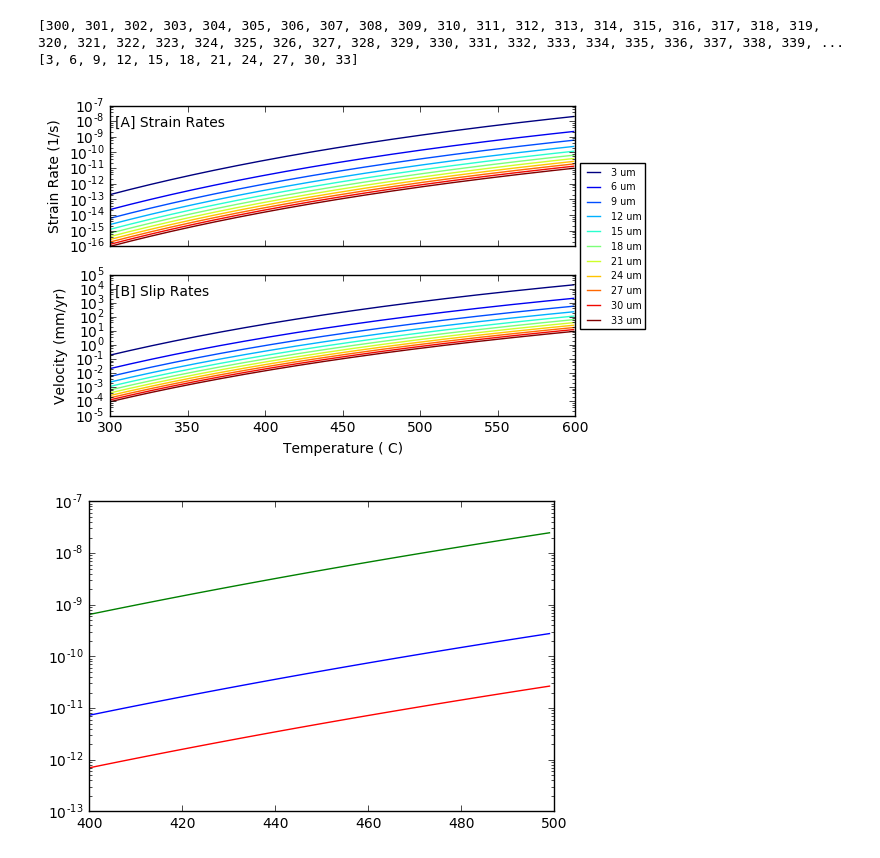
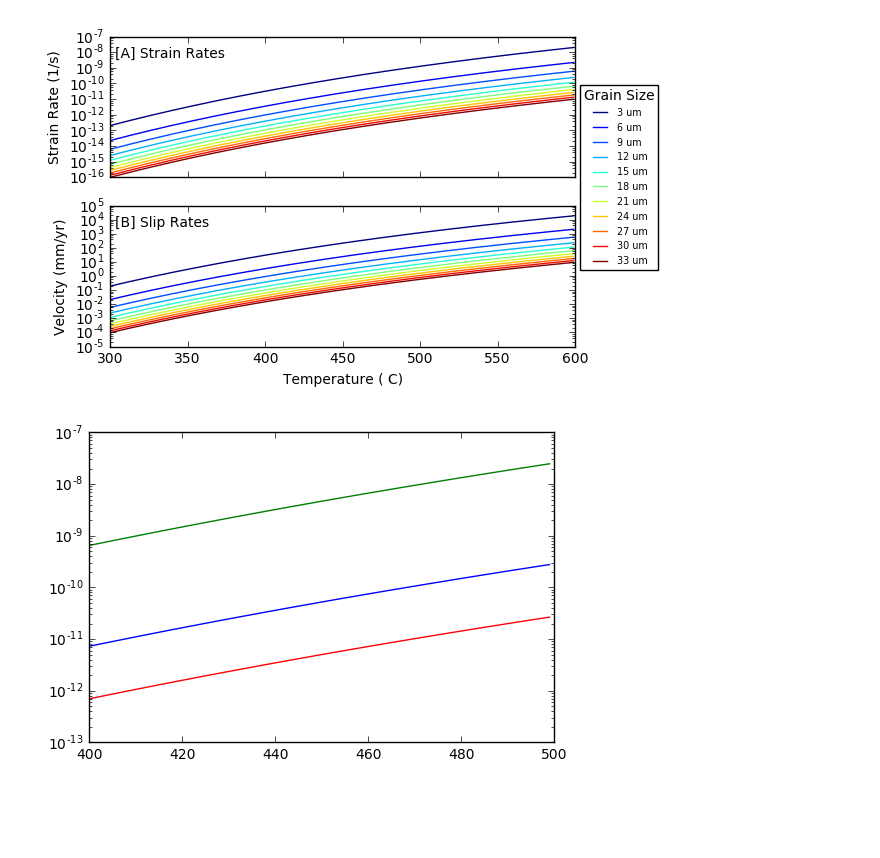
Before and after one commit to usgs/gmeg-shearzone-flowstress, a Jupyter notebook: Compile_code.ipynb, the cells around one changed output. Saved outputs shown, nothing was run; the diff lists cells and outputs as text; code cells hidden in the pictures; blank space fills up the shorter version.

```diff
--- a/Compile_code.ipynb
+++ b/Compile_code.ipynb
@@ -171,11 +171,6 @@ temp = range(300, 600)
 pressure = [400]
 grain_size = range(3, 35, 3)#range(5,10)#[10,12,13,16,27,29]##[5,6,7,8,9,10,11,12,13,14,15,30] #List of grainsizes
 width = [30]
-print(temp)
-print(grain_size)
-# %% [output]
-[300, 301, 302, 303, 304, 305, 306, 307, 308, 309, 310, 311, 312, 313, 314, 315, 316, 317, 318, 319, 320, 321, 322, 323, 324, 325, 326, 327, 328, 329, 330, 331, 332, 333, 334, 335, 336, 337, 338, 339, ...
-[3, 6, 9, 12, 15, 18, 21, 24, 27, 30, 33]
 # %%
 f = FlowStressCalculator(temp,pressure)
 fugacity = f.calculate_fugacity()
@@ -208,42 +203,39 @@ def plot_strain_slip_rates(temperature, strain_rate, slip_rate):
     sr_grouped = [strain_rate[x:x+len(temperature)] for x in xrange(0, len(strain_rate), len(temperature))]
     sl_grouped = [slip_rate[x:x+len(temperature)] for x in xrange(0, len(slip_rate), len(temperature))]
 
 
     fig = plt.figure()
     sub1 = fig.add_subplot(2,1,1)
     sub1.set_yscale('log')
     sub1.text(0.01, 0.85, '[A] Strain Rates', transform=sub1.transAxes, fontsize=10)
     sub1.set_ylabel('Strain Rate (1/s)')
     sub1.legend(loc='upper left')
 
 
     sub2 = fig.add_subplot(2,1,2, sharex=sub1)
     sub2.set_yscale('log')
     sub2.text(0.01, 0.85, '[B] Slip Rates', transform=sub2.transAxes, fontsize=10)
     sub2.set_xlabel('Temperature ( C)')
     sub2.set_ylabel("Velocity (mm/yr)")
 
 
     plt.setp(sub1.get_xticklabels(), visible=False)
     plt.subplots_adjust(hspace = 0.2)
 
     colors=iter(cm.jet(np.linspace(0,1,len(grain_size))))
     colors2=iter(cm.jet(np.linspace(0,1,len(grain_size))))
     for i, grain in enumerate(grain_size):
         sub1.plot(temperature_C, sr_grouped[i], color=next(colors), label=(str(grain) + ' um'))
-        sub1.legend(loc='center left', bbox_to_anchor=(1, 0), fontsize = 'x-small')
+        sub1.legend(loc='center left', bbox_to_anchor=(1, 0), title="Grain Size", fontsize = 'x-small')
         sub2.plot(temperature_C, sl_grouped[i], color=next(colors2))
 
-
-
-
     plt.show()
-
-
-
-plot_strain_slip_rates(f.temperature, strain_rate, slip_rate)
+    return fig
+fig = plot_strain_slip_rates(f.temperature, strain_rate, slip_rate)
+fig.set_size_inches(9,6)
+export_pdf(fig, 'strain_slip_rates')
 # %% [output]
-[figure, old version]
+[figure, new version]
 # %%
 # plot_strain_slip_rates(f.temperature, strain77, slip77)
 temp = range(400,500)
```
Also changed, not shown: parts of 2 cells of this notebook, 4 other files.
